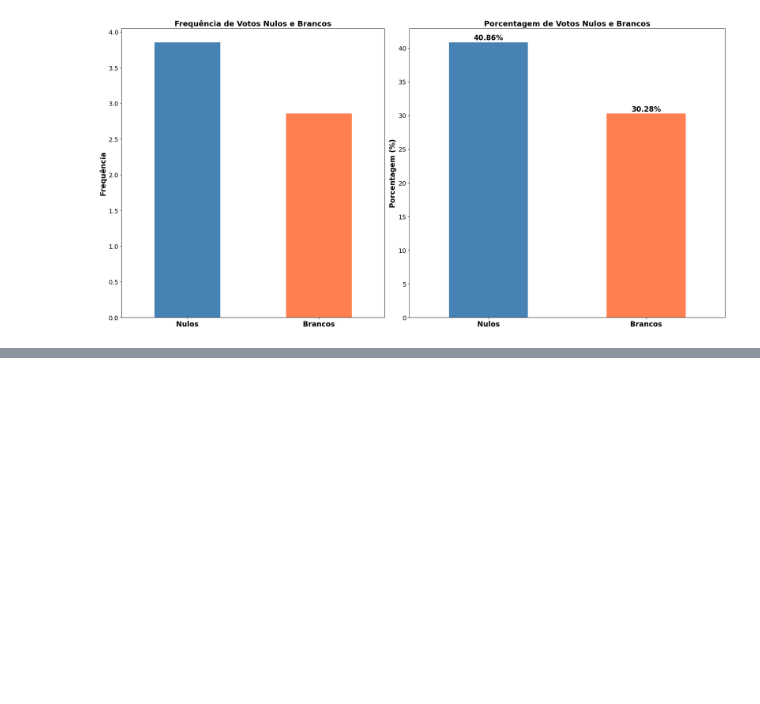
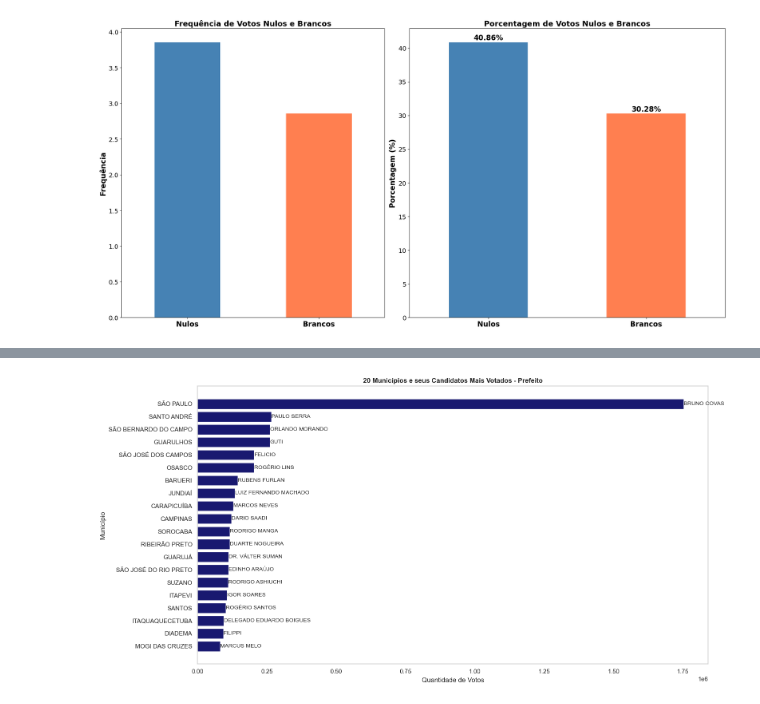
Before and after one commit to gideoni-santos/desafio-RenovaBR, a Jupyter notebook: relatorio.ipynb, the cells around one changed output, grey strips where cells are left out. Cells and saved outputs as stored; diff of their text form; code cells hidden in the pictures; blank space fills up the shorter version.

```diff
--- a/relatorio.ipynb
+++ b/relatorio.ipynb
@@ -1139,0 +1037,6 @@ resultados_votos_nominais[['CANDIDATO', 'QNTD DE VOTOS']].groupby(['CANDIDATO'])
+# %%
+#Separando cargo dos candidatos - PREFEITO - COLCOAR PRA ETAPA DE TRATAMENTO
+filtro_votos_nominais = resultados_votos_nominais['CARGO'].isin(['Prefeito'])
+resultados_votos_nominais_prefeito = resultados_votos_nominais[filtro_votos_nominais]
+
+resultados_votos_nominais_prefeito.sample(5)
@@ -1139,0 +1076,11 @@ resultados_votos_nominais[['CANDIDATO', 'QNTD DE VOTOS']].groupby(['CANDIDATO'])
+# %%
+#Atribuindo a várivavel o agrupamento de candidato e municipio e somando a quantidade de votos
+prefeito_mais_votado_municipio = resultados_votos_nominais_prefeito[['MUNICIPIO', 'CANDIDATO', 'QNTD DE VOTOS']].groupby([resultados_votos_nominais_prefeito['CANDIDATO'], resultados_votos_nominais_prefeito['MUNICIPIO']]).sum().sort_values(by='QNTD DE VOTOS', ascending=False).reset_index()
+
+# Encontrar o índice do candidato mais votado para cada município
+indices_max_votos = prefeito_mais_votado_municipio.groupby('MUNICIPIO')['QNTD DE VOTOS'].idxmax()
+
+# Filtrar o DataFrame original usando os índices encontrados
+prefeito_mais_votado_municipio = prefeito_mais_votado_municipio.loc[indices_max_votos].sort_values(by='QNTD DE VOTOS', ascending=False).reset_index()
+
+prefeito_mais_votado_municipio.head(5)
@@ -1139,0 +1094,21 @@ resultados_votos_nominais[['CANDIDATO', 'QNTD DE VOTOS']].groupby(['CANDIDATO'])
+# %%
+top20_prefeito_mais_votado_municipio = prefeito_mais_votado_municipio.head(20)
+# Criar um gráfico de barras horizontais
+plt.figure(figsize=(16, 8))
+bars = plt.barh(top20_prefeito_mais_votado_municipio['MUNICIPIO'], top20_prefeito_mais_votado_municipio['QNTD DE VOTOS'], color='#191970')
+
+# Adicionar o nome do candidato em cada barrra
+for bar, candidato in zip(bars, top20_prefeito_mais_votado_municipio['CANDIDATO']):
+    width = bar.get_width()
+    plt.text(width, bar.get_y() + bar.get_height() / 2, candidato, ha='left', va='center', fontsize=10)
+
+plt.xlabel('Quantidade de Votos')
+plt.ylabel('Município')
+plt.title('20 Municípios e seus Candidatos Mais Votados - Prefeito', fontweight='bold')
+plt.gca().invert_yaxis()
+plt.grid(False)
+
+plt.tight_layout()
+plt.show()
+# %% [output]
+[figure, added]
```
Also changed, not shown: parts of 25 cells of this notebook.
